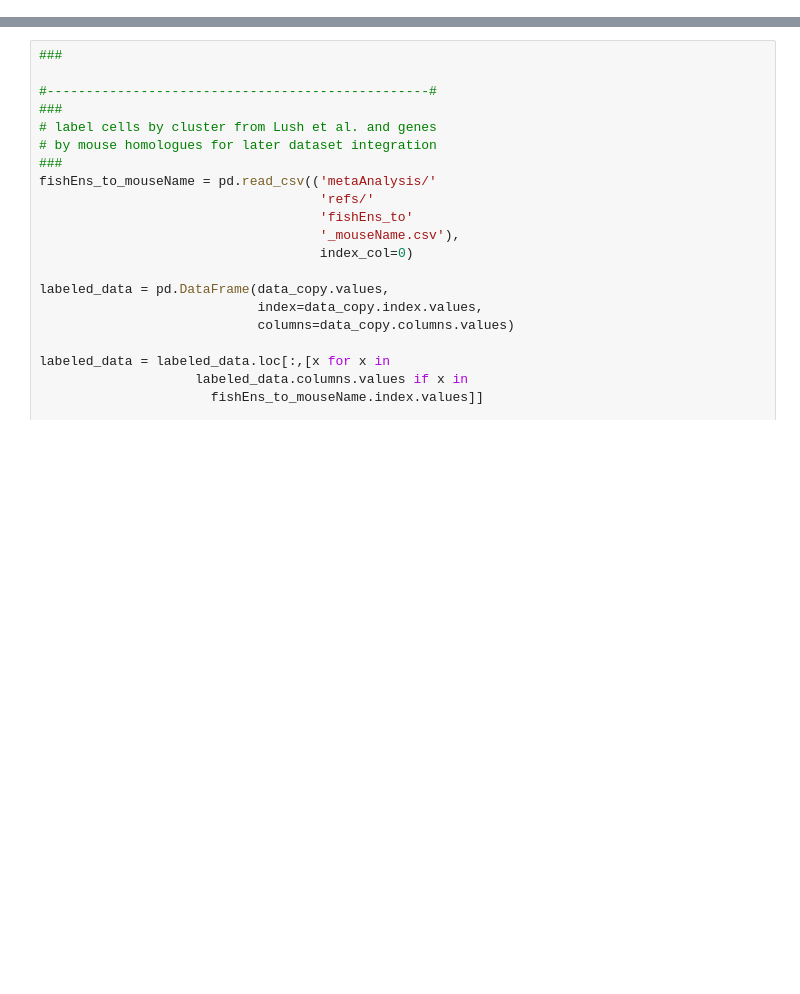
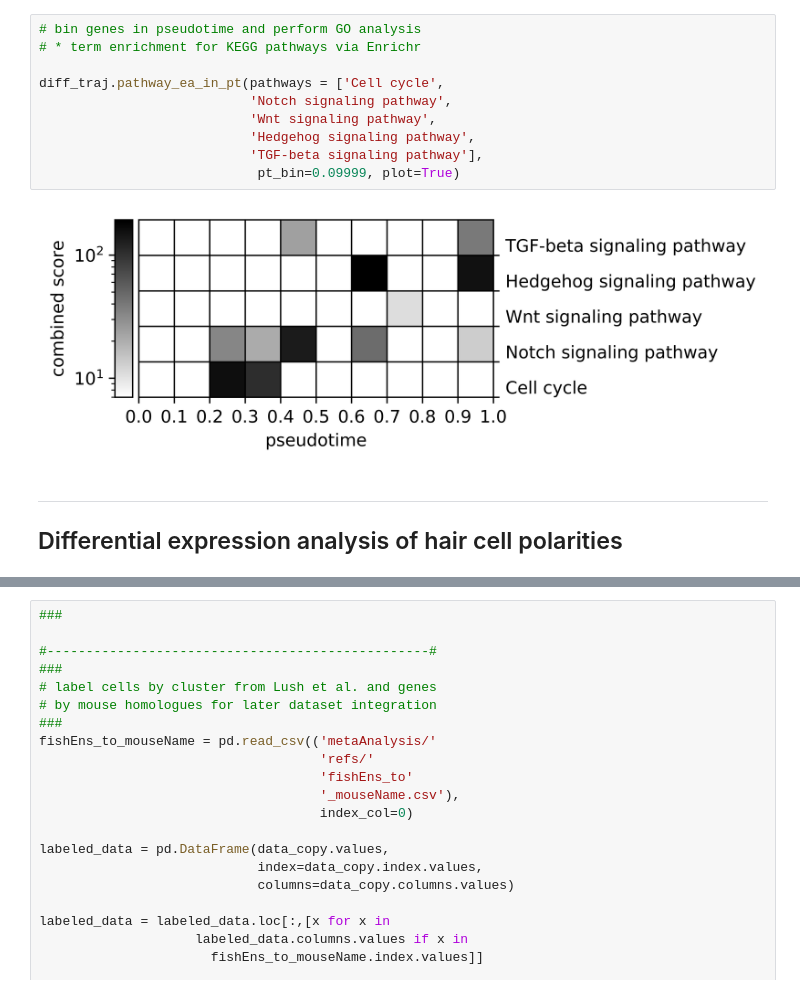
Before and after one commit to calebclayreagor/phd-research-playground, a Jupyter notebook: drerio.ipynb, the cells around one changed output, grey strips where cells are left out. Saved outputs shown, nothing was run; the diff lists cells and outputs as text; blank space fills up the shorter version.

```diff
--- a/drerio.ipynb
+++ b/drerio.ipynb
@@ -129,0 +279,15 @@ diff_traj.pathway_ea_in_pt(pathways = ['Cell cycle',
+# %%
+# bin genes in pseudotime and perform GO analysis
+# * term enrichment for KEGG pathways via Enrichr
+
+diff_traj.pathway_ea_in_pt(pathways = ['Cell cycle',
+                           'Notch signaling pathway',
+                           'Wnt signaling pathway',
+                           'Hedgehog signaling pathway',
+                           'TGF-beta signaling pathway'],
+                            pt_bin=0.09999, plot=True)
+# %% [output]
+[figure, added]
+# %% [markdown]
+---
+## Differential expression analysis of hair cell polarities
```
Also changed, not shown: parts of 36 cells of this notebook, 6 other files.
